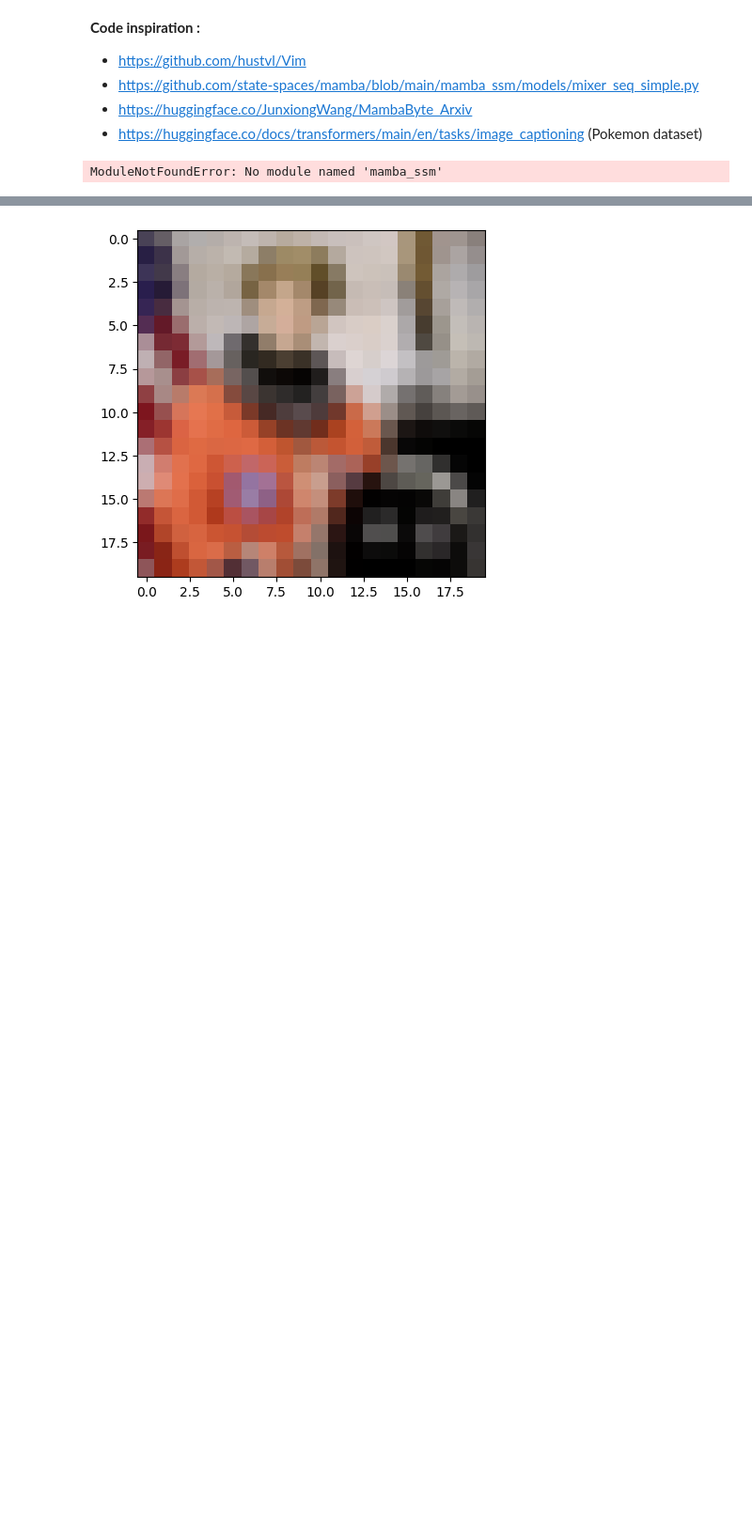
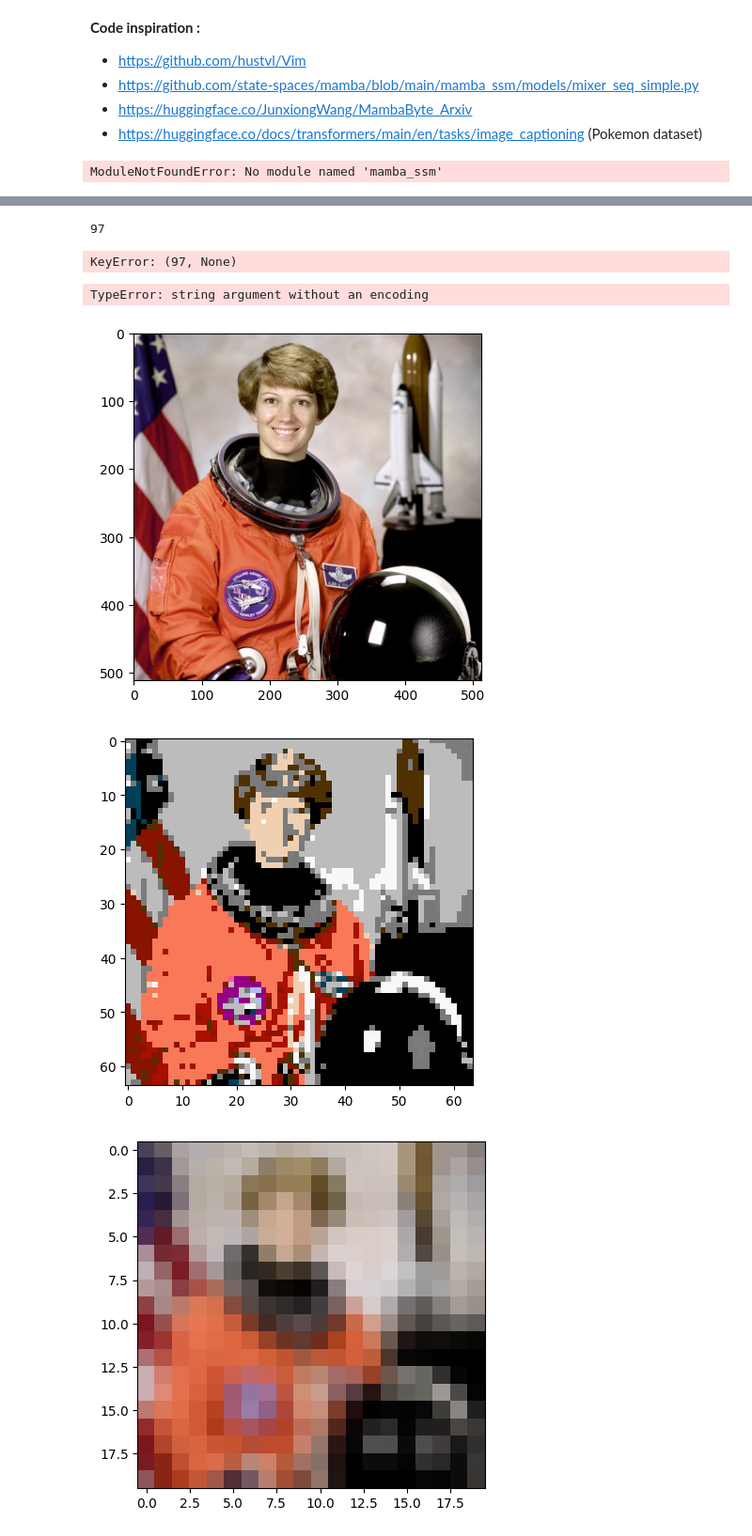
Before and after one commit to fabienfrfr/PixelBytes, a Jupyter notebook: docs/bys-mamba-model+data.ipynb, the cells around one changed output, grey strips where cells are left out. Shown at 94% size. Saved outputs shown, nothing was run; the diff lists cells and outputs as text; code cells hidden in the pictures; blank space fills up the shorter version.

Commit message:
convert test

```diff
--- a/docs/bys-mamba-model+data.ipynb
+++ b/docs/bys-mamba-model+data.ipynb
@@ -128,3 +372,27 @@ class BysMamba(nn.Module):
+# %%
+ Pixelbytes_reverse.get((97, None), 97)
+# %% [output]
+97
+# %%
+# Convertir le texte en bytes
+bytes_list = list(caption.encode('utf-8'))
+# Appliquer la fonction vectorisée
+bytesv_pkmn = [Pixelbytes_reverse[(x, None)] for x in bytes_list]
+bytesv_pkmn
+# %% [output]
+KeyError: (97, None)
+# %%
+bytes('a drawing of a girl with a boxing glove')
+# %% [output]
+TypeError: string argument without an encoding
+# %%
+image = sk.data.astronaut()
+quant_img = image_pixelization(image,palette, max_size=64)
+plt.imshow(image);plt.show()
+plt.imshow(quant_img);plt.show()
+# %% [output]
+[figure, added]
+[figure, added]
 # %%
 d_model, d_state, n_layers = 64, 16, 8
 config = MambaConfig(dim=d_model, d_state=d_state, depth=n_layers)
```
Also changed, not shown: parts of 15 cells of this notebook.
